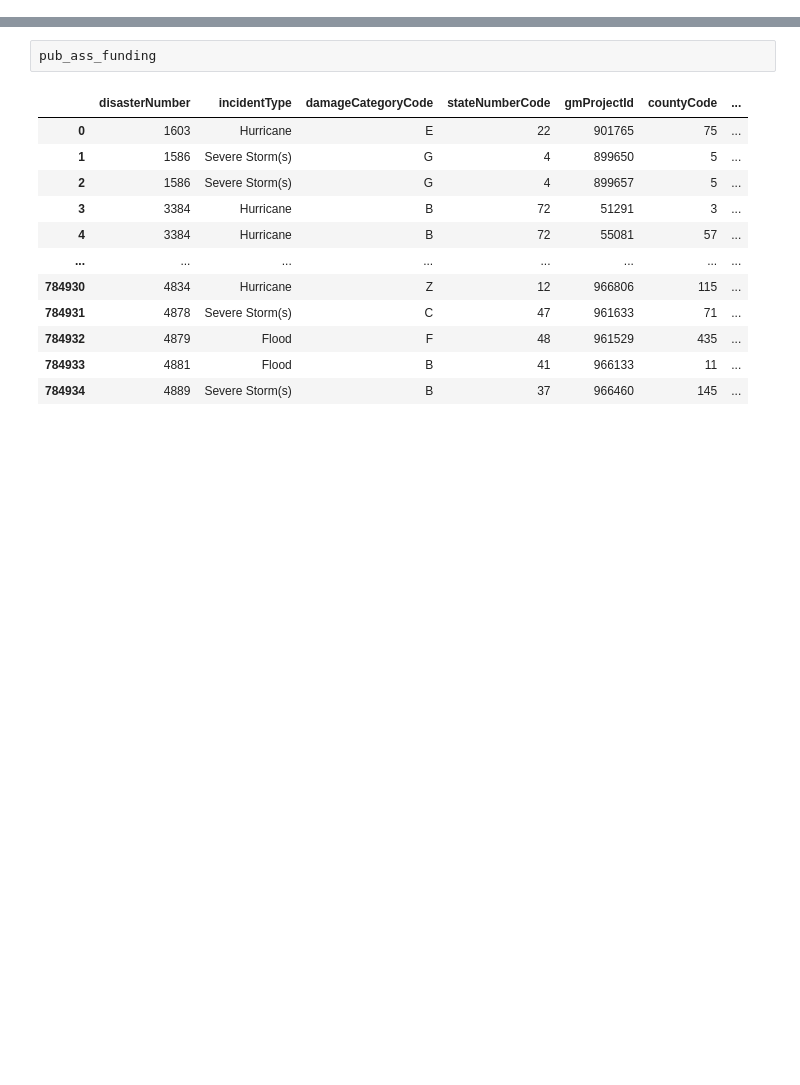
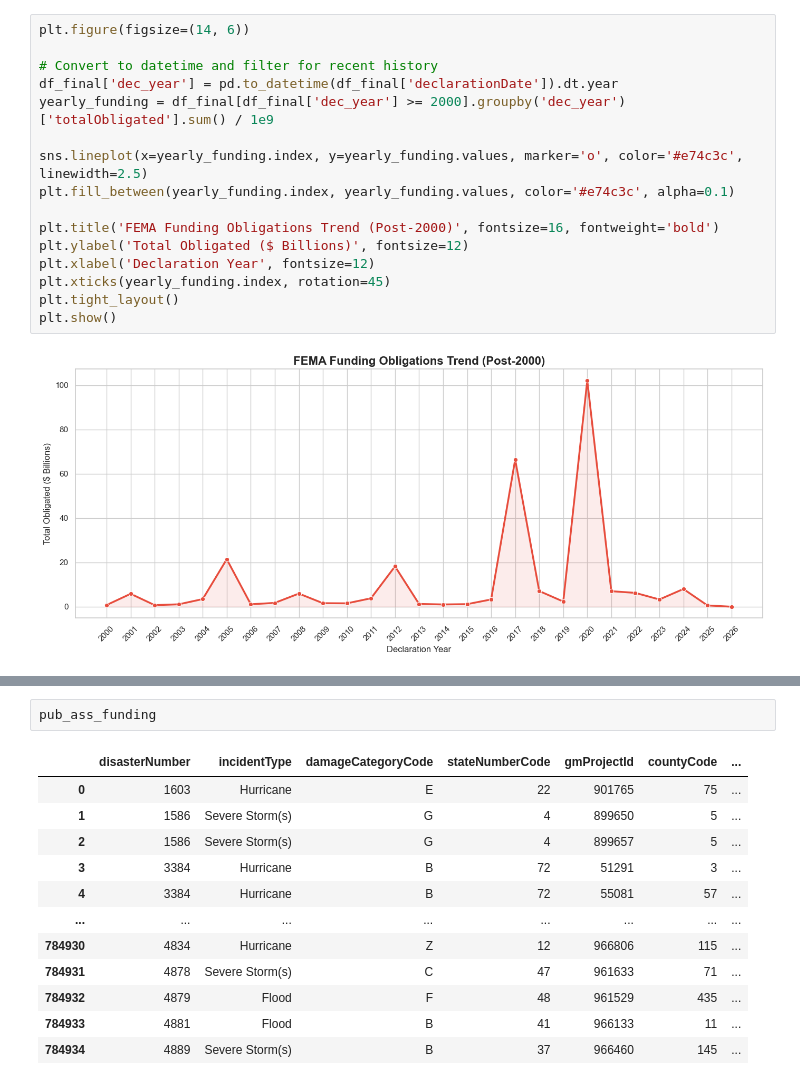
Before and after one commit to Ceejay-user/disaster-recovery-cost-prediction, a Jupyter notebook: preprocessing/e_d_a.ipynb, the cells around one changed output, grey strips where cells are left out. Saved outputs shown, nothing was run; the diff lists cells and outputs as text; blank space fills up the shorter version.

```diff
--- a/preprocessing/e_d_a.ipynb
+++ b/preprocessing/e_d_a.ipynb
@@ -10,0 +432,18 @@ pub_ass_funding = pd.read_csv(r"../dataset/pa_funding_details.csv")
+# %%
+plt.figure(figsize=(14, 6))
+
+# Convert to datetime and filter for recent history
+df_final['dec_year'] = pd.to_datetime(df_final['declarationDate']).dt.year
+yearly_funding = df_final[df_final['dec_year'] >= 2000].groupby('dec_year')['totalObligated'].sum() / 1e9
+
+sns.lineplot(x=yearly_funding.index, y=yearly_funding.values, marker='o', color='#e74c3c', linewidth=2.5)
+plt.fill_between(yearly_funding.index, yearly_funding.values, color='#e74c3c', alpha=0.1)
+
+plt.title('FEMA Funding Obligations Trend (Post-2000)', fontsize=16, fontweight='bold')
+plt.ylabel('Total Obligated ($ Billions)', fontsize=12)
+plt.xlabel('Declaration Year', fontsize=12)
+plt.xticks(yearly_funding.index, rotation=45)
+plt.tight_layout()
+plt.show()
+# %% [output]
+[figure, added]
```
Also changed, not shown: parts of 52 cells of this notebook, 3 other files.
